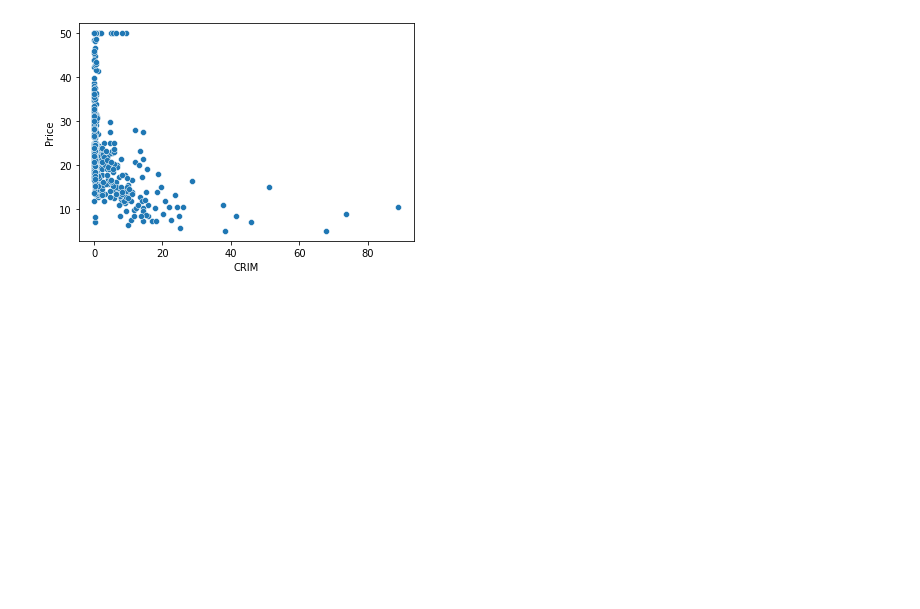
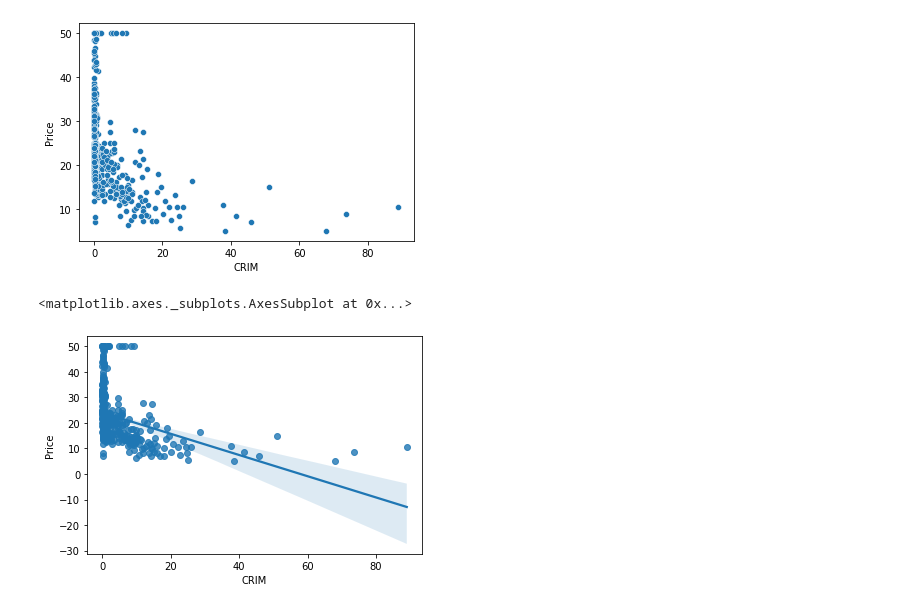
Before and after one commit to BHARATHBN-123/HousePricePrediction, a Jupyter notebook: HousePricePrediction.ipynb, the cells around one changed output. Cells and saved outputs as stored; diff of their text form; code cells hidden in the pictures; blank space fills up the shorter version.

```diff
--- a/HousePricePrediction.ipynb
+++ b/HousePricePrediction.ipynb
@@ -138,3 +138,8 @@ sns.scatterplot(dataset['CRIM'],dataset['Price'])
 # %% [output]
 <matplotlib.axes._subplots.AxesSubplot at 0x...>
 [figure]
+# %%
+sns.regplot(dataset['CRIM'],dataset['Price'])
+# %% [output]
+<matplotlib.axes._subplots.AxesSubplot at 0x...>
+[figure, added]
```
Also changed, not shown: parts of 6 cells of this notebook.
